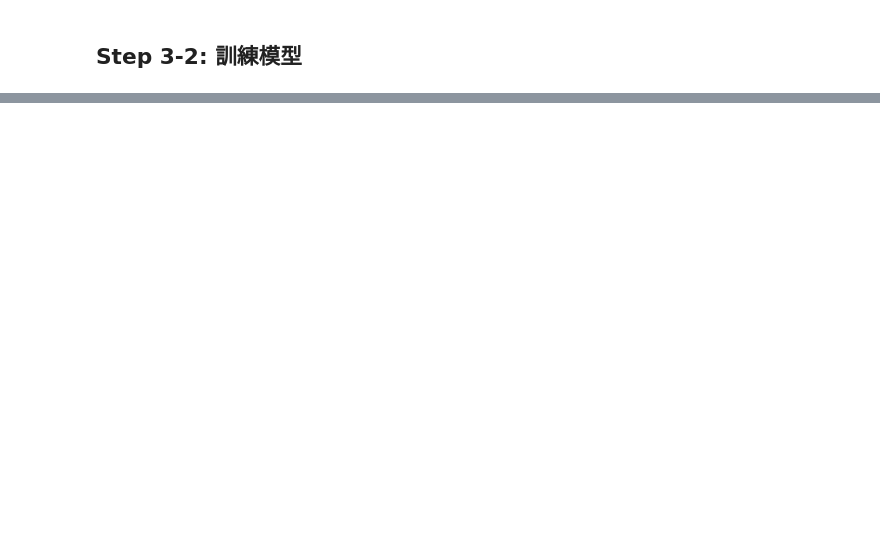
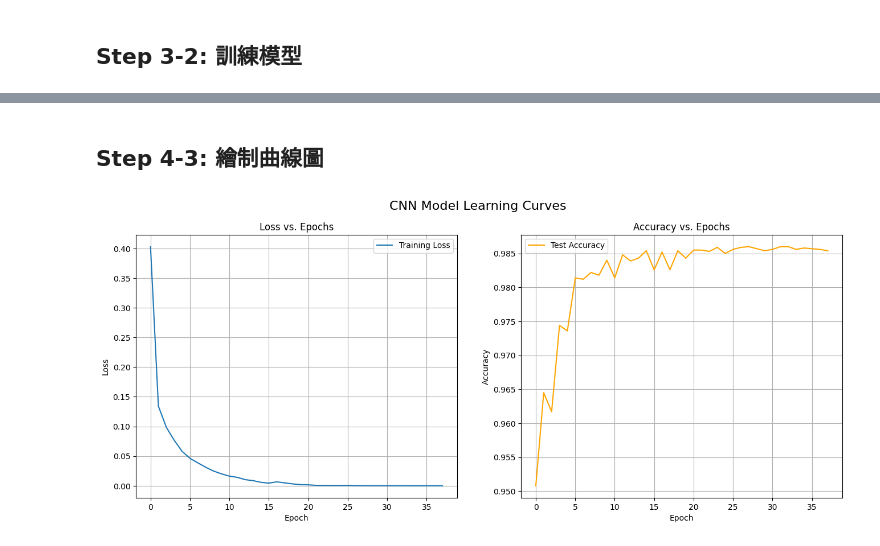
Before and after one commit to coke5151/nchu-ai-introduction, a Jupyter notebook: notebooks/hw4.ipynb, the cells around one changed output, grey strips where cells are left out. Saved outputs shown, nothing was run; the diff lists cells and outputs as text; code cells hidden in the pictures; blank space fills up the shorter version.

```diff
--- a/notebooks/hw4.ipynb
+++ b/notebooks/hw4.ipynb
@@ -116,0 +89,2 @@ np.savez_compressed(
+# %%
+train_features_np, train_labels_np, test_features_np, test_labels_np = get_mnist()
@@ -542,0 +485,5 @@ def predict(X, parameters):
+# %%
+def softmax(Z):
+    # Z.shape: (N, 10), N 是樣本數
+    exp_scores = cp.exp(Z - cp.max(Z, axis=1, keepdims=True))
+    return exp_scores / cp.sum(exp_scores, axis=1, keepdims=True)
@@ -542,0 +850,12 @@ def predict(X, parameters):
+# %%
+def update_parameters(parameters, grads, learning_rate):
+
+    # 根據梯度下降規則更新每一個參數
+    parameters['W_conv'] -= learning_rate * grads['dW_conv']
+    parameters['b_conv'] -= learning_rate * grads['db_conv']
+    parameters['W_fc'] -= learning_rate * grads['dW_fc']
+    parameters['b_fc'] -= learning_rate * grads['db_fc']
+    parameters['W_out'] -= learning_rate * grads['dW_out']
+    parameters['b_out'] -= learning_rate * grads['db_out']
+
+    return parameters
@@ -681,0 +1163,40 @@ for i in range(num_classes):
+# %% [markdown]
+## Step 4-3: 繪制曲線圖
+# %%
+# 將 CuPy 陣列轉為 NumPy 陣列
+# 1. 從 history 中取出資料
+costs_cp = cp.array(history['costs'])
+accuracies_cp = cp.array(history['accuracies'])
+
+# 2. 使用 asnumpy() 轉換
+costs_np = cp.asnumpy(costs_cp)
+accuracies_np = cp.asnumpy(accuracies_cp)
+
+
+# 開始繪圖
+# 建立一個 1x2 的子圖畫布，方便同時顯示兩張圖
+fig, (ax1, ax2) = plt.subplots(1, 2, figsize=(16, 6))
+
+# 設定一個主標題
+fig.suptitle('CNN Model Learning Curves', fontsize=16)
+
+# 圖一：損失 (Loss) vs. 世代 (Epochs)
+ax1.plot(costs_np, label='Training Loss')
+ax1.set_title("Loss vs. Epochs")
+ax1.set_xlabel("Epoch")
+ax1.set_ylabel("Loss")
+ax1.grid(True)
+ax1.legend()
+
+# 圖二：準確率 (Accuracy) vs. 世代 (Epochs)
+ax2.plot(accuracies_np, label='Test Accuracy', color='orange')
+ax2.set_title("Accuracy vs. Epochs")
+ax2.set_xlabel("Epoch")
+ax2.set_ylabel("Accuracy")
+ax2.grid(True)
+ax2.legend()
+
+# 顯示圖表
+plt.show()
+# %% [output]
+[figure, added]
```
Also changed, not shown: parts of 120 cells of this notebook.
